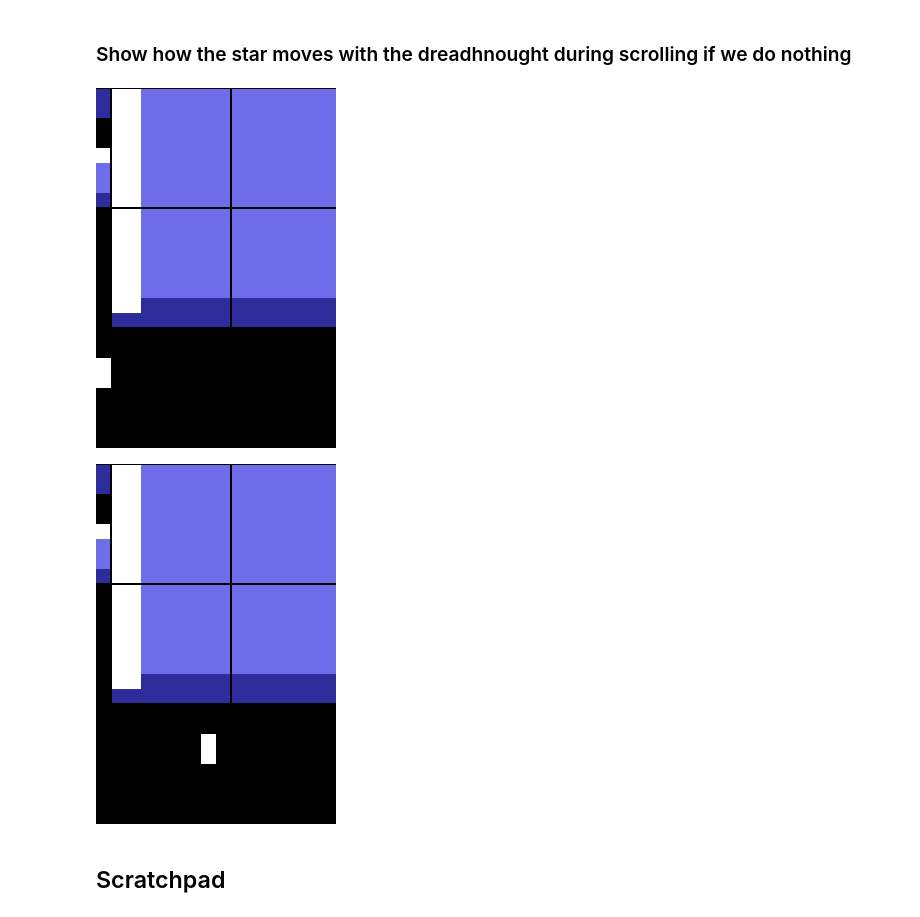
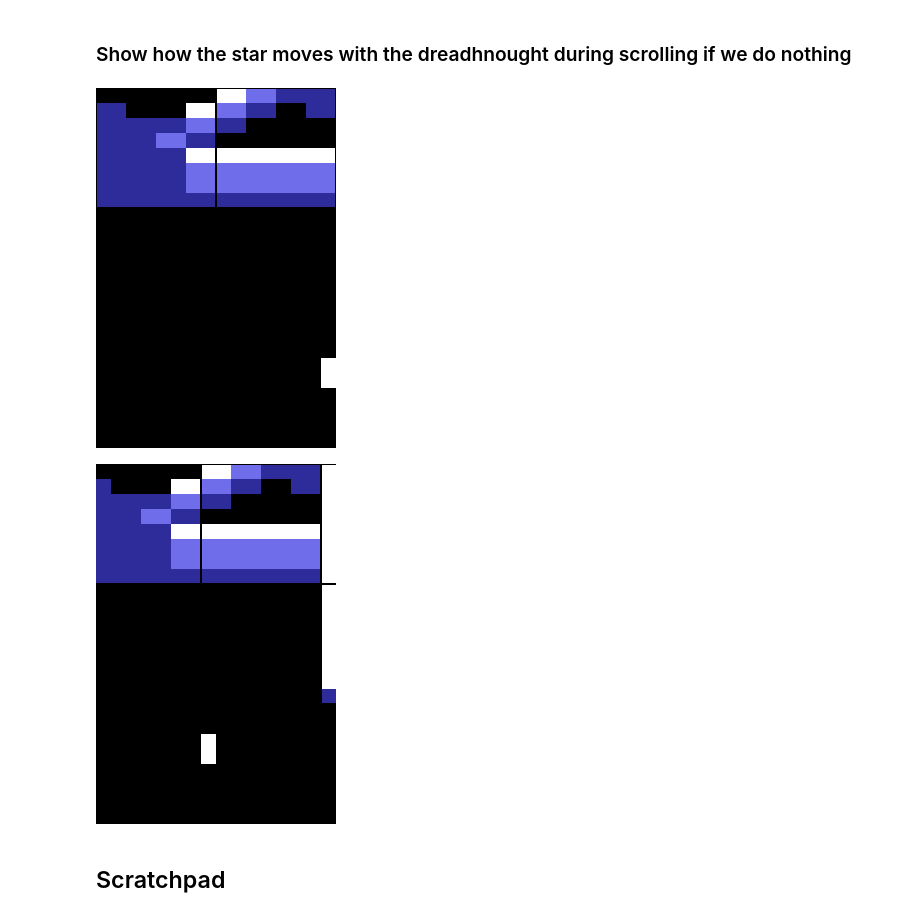
Before and after one commit to mwenge/UridiumFraktion, a Jupyter notebook: notebooks/Starfield - Parallax.ipynb, the cells around one changed output. Drawn from its saved outputs; the diff is of its cells as text; code cells hidden in the pictures.

```diff
--- a/notebooks/Starfield - Parallax.ipynb
+++ b/notebooks/Starfield - Parallax.ipynb
@@ -753,35 +753,35 @@ background
 ### Show how the star moves with the dreadhnought during scrolling if we do nothing
 # %%
 level = 14
-diagram = get_surface_snippet(level=level, x_offset=cells(173), y_offset = cells(15), width=cells(3), height = cells(3))
+diagram = get_surface_snippet(level=level, x_offset=cells(172), y_offset = cells(15), width=cells(4), height = cells(3))
 
-star_x = 0
+star_x = -120
 
-for i in range(0,8):
+for i in range(0,9):
     background = Image.new('RGBA', (cells(2), cells(3)), color="black")
     background.paste(diagram, (star_x,0), mask=diagram)
     star = Image.open("starfield/43_0.png")
-    background.paste(star, (star_x, cells(2)), mask=star)
-    star_x -=15
+    background.paste(star, (star_x+120, cells(2)), mask=star)
+    star_x +=15
     background.save(f"starfield/star_moving_with_dreadnought{i}.png")
 background
 # %% [output]
-[figure, old version]
+[figure, new version]
 # %%
 level = 14
-diagram = get_surface_snippet(level=level, x_offset=cells(173), y_offset = cells(15), width=cells(3), height = cells(3))
+diagram = get_surface_snippet(level=level, x_offset=cells(172), y_offset = cells(15), width=cells(4), height = cells(3))
 
-star_x = 0
+star_x = -120
 
 for i in range(0,8):
     background = Image.new('RGBA', (cells(2), cells(3)), color="black")
     background.paste(diagram, (star_x,0), mask=diagram)
     star = Image.open("starfield/43_0.png")
     background.paste(star, (0, cells(2)), mask=star)
-    star_x -=15
+    star_x +=15
     background.save(f"starfield/star_not_moving_with_dreadnought{i}.png")
 background
 # %% [output]
-[figure, old version]
+[figure, new version]
 # %% [markdown]
 ## Scratchpad
```
Also changed, not shown: 15 other files.
